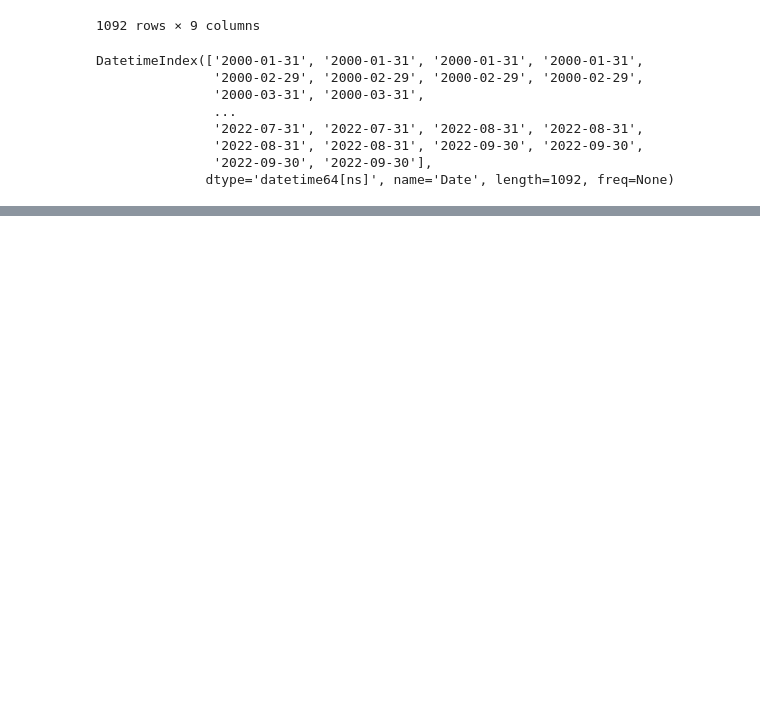
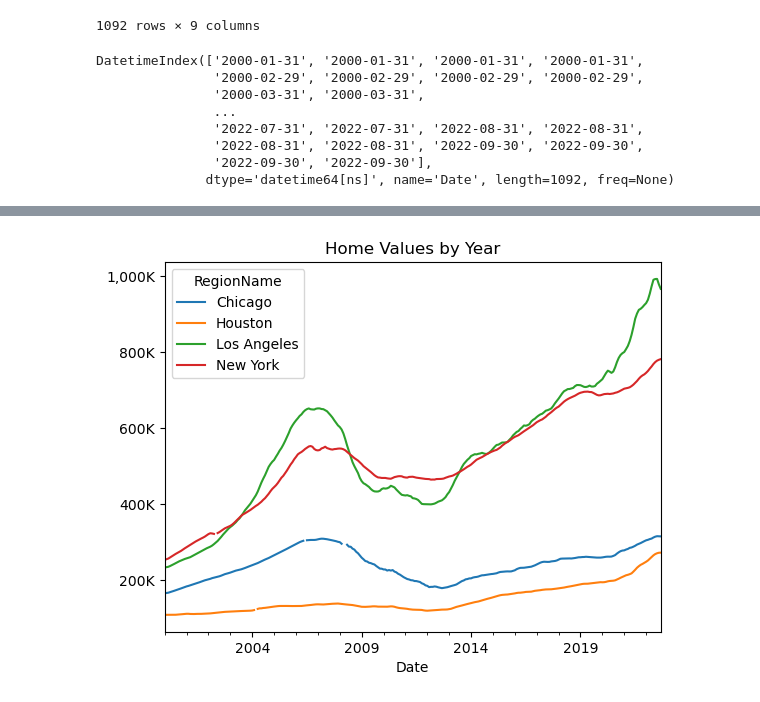
Before and after one commit to Beagan19/-Core--Preparing-Time-Series-from-Wide-Form-Data, a Jupyter notebook: (Core) Preparing Time Series from Wide-Form Data.ipynb, the cells around one changed output, grey strips where cells are left out. Drawn from its saved outputs; the diff is of its cells as text; code cells hidden in the pictures; blank space fills up the shorter version.

```diff
--- a/(Core) Preparing Time Series from Wide-Form Data.ipynb
+++ b/(Core) Preparing Time Series from Wide-Form Data.ipynb
@@ -175,0 +163,3 @@ ts_MS.head()
+# %%
+ts = long_df.groupby("RegionName").resample("M").asfreq("M")['Value']
+ts
@@ -175,0 +197,3 @@ ts_MS.head()
+# %%
+ts_unstacked = ts.unstack(0)
+ts_unstacked
@@ -175,0 +215,17 @@ ts_MS.head()
+# %%
+def millions(x,pos):
+    """function for use wth matplotlib FuncFormatter -  formats money in millions"""
+    new_x = x/1_000_000
+    return f"{new_x:,.0f}M"
+def thousands(x,pos):
+    """function for use wth matplotlib FuncFormatter -  formats money in millions"""
+    new_x = x/1_000
+    return f"{new_x:,.0f}K"
+# Create the formatters
+fmt_mill = mticks.FuncFormatter(millions)
+fmt_thous = mticks.FuncFormatter(thousands)
+# %%
+ax = ts_unstacked.plot(title='Home Values by Year');
+ax.yaxis.set_major_formatter(fmt_thous)
+# %% [output]
+[figure, added]
```
Also changed, not shown: parts of 5 cells of this notebook.
